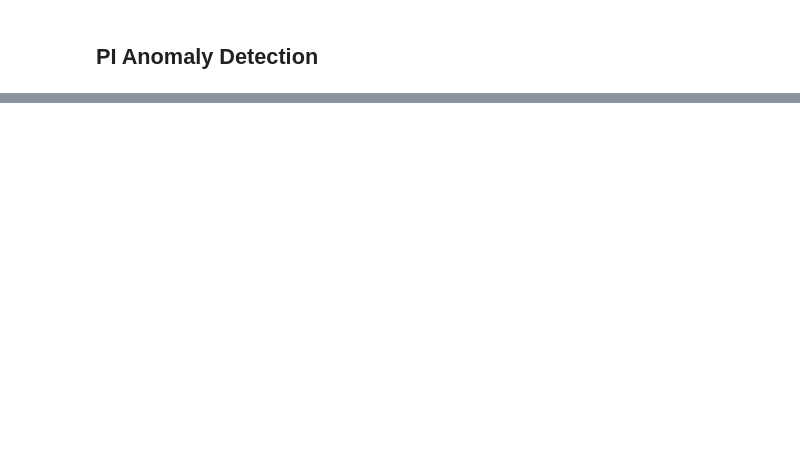
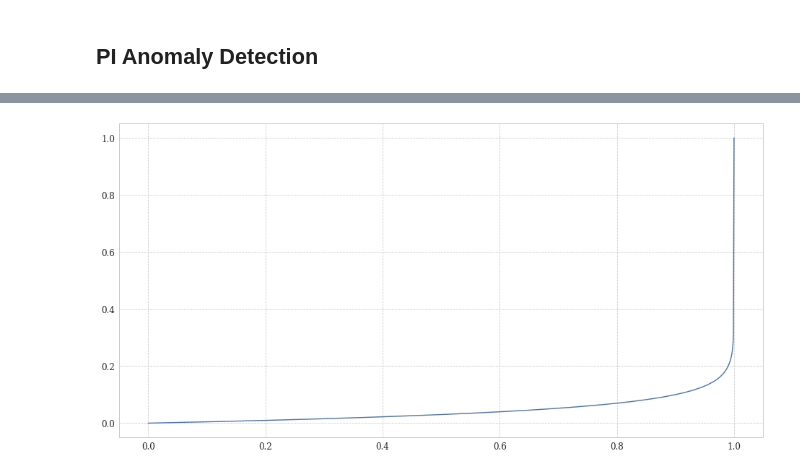
Before and after one commit to hreiten/master-thesis, a Jupyter notebook: src/anomaly-detection/anomaly_detection.ipynb, the cells around one changed output, grey strips where cells are left out. Saved outputs shown, nothing was run; the diff lists cells and outputs as text; code cells hidden in the pictures; blank space fills up the shorter version.

```diff
--- a/src/anomaly-detection/anomaly_detection.ipynb
+++ b/src/anomaly-detection/anomaly_detection.ipynb
@@ -276,4 +275,6 @@ pi_anomaly_detection()
 # %%
-fig1 = plt.figure()
+fig1 = plt.figure(figsize=(16,8))
 plt.plot(np.linspace(0, 1.0, 1000), np.log(1.0000000001 - np.linspace(0, 1.0, 1000)) / np.log(1.0 - 0.9999999999))
 plt.show()
+# %% [output]
+[figure, added]
```
Also changed, not shown: parts of 4 cells of this notebook.
